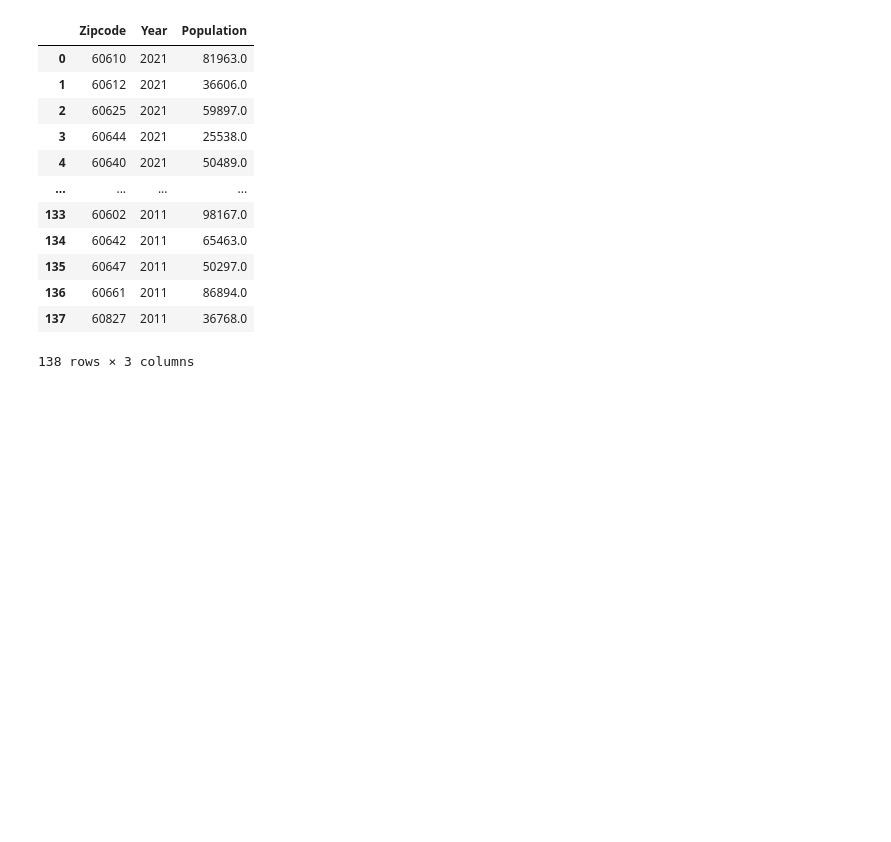
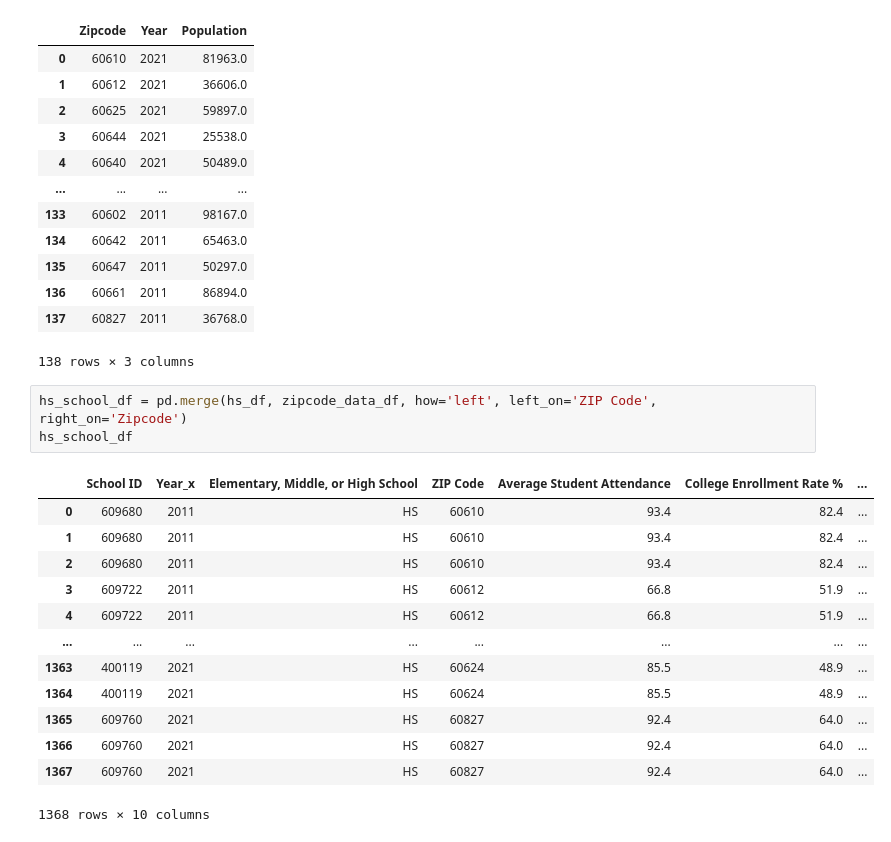
Before and after one commit to MattPostlewaite/NWBC-Project1-Group2, a Jupyter notebook: project_1_analysis_Billy.ipynb, the cells around one changed output. Drawn from its saved outputs; the diff is of its cells as text; blank space fills up the shorter version.

Commit message:
Updated code to pull population data by zipcode and add it to output csv

```diff
--- a/project_1_analysis_Billy.ipynb
+++ b/project_1_analysis_Billy.ipynb
@@ -321,3 +312,20 @@ zipcode_data_df
 | 136 | 60661 | 2011 | 86894.0 |
 | 137 | 60827 | 2011 | 36768.0 |
 138 rows × 3 columns
+# %%
+hs_school_df = pd.merge(hs_df, zipcode_data_df, how='left', left_on='ZIP Code', right_on='Zipcode')
+hs_school_df
+# %% [output]
+|  | School ID | Year_x | Elementary, Middle, or High School | ZIP Code | Average Student Attendance | College Enrollment Rate % | ... |
+| 0 | 609680 | 2011 | HS | 60610 | 93.4 | 82.4 | ... |
+| 1 | 609680 | 2011 | HS | 60610 | 93.4 | 82.4 | ... |
+| 2 | 609680 | 2011 | HS | 60610 | 93.4 | 82.4 | ... |
+| 3 | 609722 | 2011 | HS | 60612 | 66.8 | 51.9 | ... |
+| 4 | 609722 | 2011 | HS | 60612 | 66.8 | 51.9 | ... |
+| ... | ... | ... | ... | ... | ... | ... | ... |
+| 1363 | 400119 | 2021 | HS | 60624 | 85.5 | 48.9 | ... |
+| 1364 | 400119 | 2021 | HS | 60624 | 85.5 | 48.9 | ... |
+| 1365 | 609760 | 2021 | HS | 60827 | 92.4 | 64.0 | ... |
+| 1366 | 609760 | 2021 | HS | 60827 | 92.4 | 64.0 | ... |
+| 1367 | 609760 | 2021 | HS | 60827 | 92.4 | 64.0 | ... |
+1368 rows × 10 columns
```
Also changed, not shown: parts of 5 cells of this notebook.
